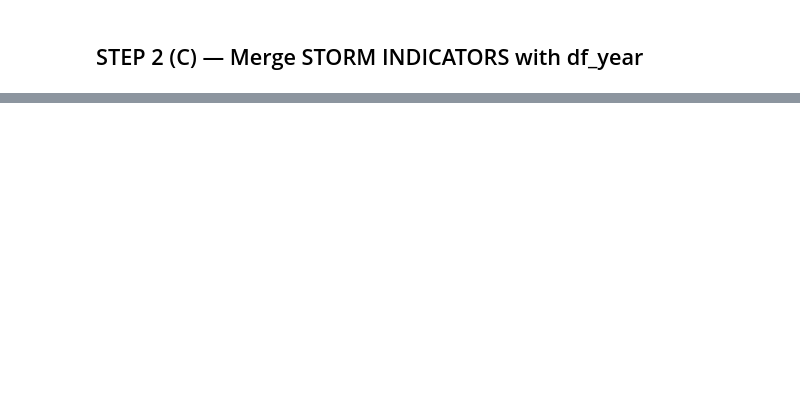
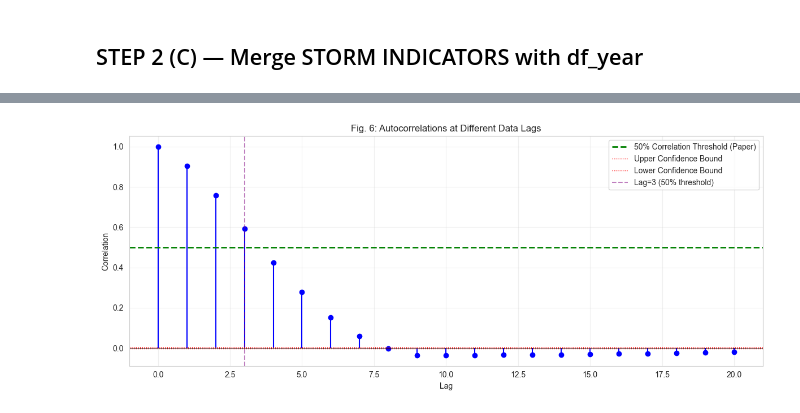
Before and after one commit to YoushaAbdullah/Ionosphere_GNSS, a Jupyter notebook: RF_roti_gnss.ipynb, the cells around one changed output, grey strips where cells are left out. Saved outputs shown, nothing was run; the diff lists cells and outputs as text; code cells hidden in the pictures; blank space fills up the shorter version.

Commit message:
Ran the model properly(phase 1->5).

```diff
--- a/RF_roti_gnss.ipynb
+++ b/RF_roti_gnss.ipynb
@@ -4779,0 +1154,81 @@ model_linear.score(X_test, y_test)
+# %%
+# ============================================================
+# 3.1 Univariate Modeling Approach (Paper's method)
+# ============================================================
+
+from statsmodels.tsa.stattools import acf
+import matplotlib.pyplot as plt
+import numpy as np
+
+# Use only the target variable (ROTI)
+target = 'ROTI_5min'
+
+# ============================================================
+# FIGURE 6: Autocorrelation plot (Paper's Fig. 6)
+# ============================================================
+
+# Compute autocorrelation up to 20 lags
+autocorr_values = acf(df_year[target].dropna(), nlags=20, fft=True)
+# n_lags = len(autocorr_values) - 1
+n_lags = 6
+# Calculate confidence intervals (95%)
+conf_interval = 1.96 / np.sqrt(len(df_year[target].dropna()))
+
+# Plot Figure 6 - Autocorrelation with 50% threshold
+plt.figure(figsize=(12, 5))
+plt.stem(range(0, len(autocorr_values)), autocorr_values, basefmt=" ", linefmt='blue', markerfmt='bo')
+plt.axhline(y=0.50, color='g', linestyle='--', linewidth=2, label='50% Correlation Threshold (Paper)')
+plt.axhline(y=conf_interval, color='r', linestyle=':', linewidth=1, label='Upper Confidence Bound')
+plt.axhline(y=-conf_interval, color='r', linestyle=':', linewidth=1, label='Lower Confidence Bound')
+plt.axhline(y=0, color='k', linestyle='-', linewidth=0.5)
+plt.xlabel('Lag')
+plt.ylabel('Correlation')
+plt.title('Fig. 6: Autocorrelations at Different Data Lags')
+plt.legend(loc='upper right')
+plt.grid(True, alpha=0.3)
+
+# Find intersection with 50% threshold (paper's method)
+n_lags_50 = sum(autocorr_values[1:] > 0.50)
+plt.axvline(x=n_lags_50, color='purple', linestyle='--', alpha=0.5, label=f'Lag={n_lags_50} (50% threshold)')
+plt.legend(loc='upper right')
+plt.tight_layout()
+plt.show()
+
+print(f"Number of lags above 50% threshold: {n_lags_50}")
+print(f"Paper used: 6 lags")
+
+# Set threshold at 0.50 correlation, use 6 lags (paper's method)
+n_lags = 6
+
+# ============================================================
+# FIGURE 7: Create 6-lag sliding window (Paper's Fig. 7)
+# ============================================================
+
+# Create lagged features (6 timesteps)
+for lag in range(1, n_lags + 1):
+    df_year[f'ROTI_lag_{lag}'] = df_year[target].shift(lag)
+
+# Drop rows with NaN from lagging
+df_year = df_year.dropna().reset_index(drop=True)
+
+# Define features (6 past ROTI values) and target (7th ROTI value)
+lag_cols = [f'ROTI_lag_{i}' for i in range(1, n_lags + 1)]
+X = df_year[lag_cols].values  # 6 past ROTI values (yt-6 to yt-1)
+y = df_year[target].values     # 7th ROTI value (yt)
+
+print(f"\nFig. 7 Mapping Relation: [yt-6, yt-5, yt-4, yt-3, yt-2, yt-1] → [yt]")
+print(f"Univariate features shape: {X.shape} (6 lags → predict 1 future value)")
+
+# ============================================================
+# VISUALIZE FIGURE 7 STYLE - Mapping relation example
+# ============================================================
+
+# Show first 15 rows to demonstrate mapping
+print("\nFig. 7 Style - Mapping Relation Example:")
+print("    yt-6     yt-5     yt-4     yt-3     yt-2     yt-1    →    yt")
+print("-" * 70)
+for i in range(min(5, len(df_year))):
+    row = [f"{df_year[lag_cols[j]].iloc[i]:.4f}" for j in range(6)]
+    print(f"    {row[0]}   {row[1]}   {row[2]}   {row[3]}   {row[4]}   {row[5]}   →   {df_year[target].iloc[i]:.4f}")
+# %% [output]
+[figure, added]
```
Also changed, not shown: parts of 202 cells of this notebook.
